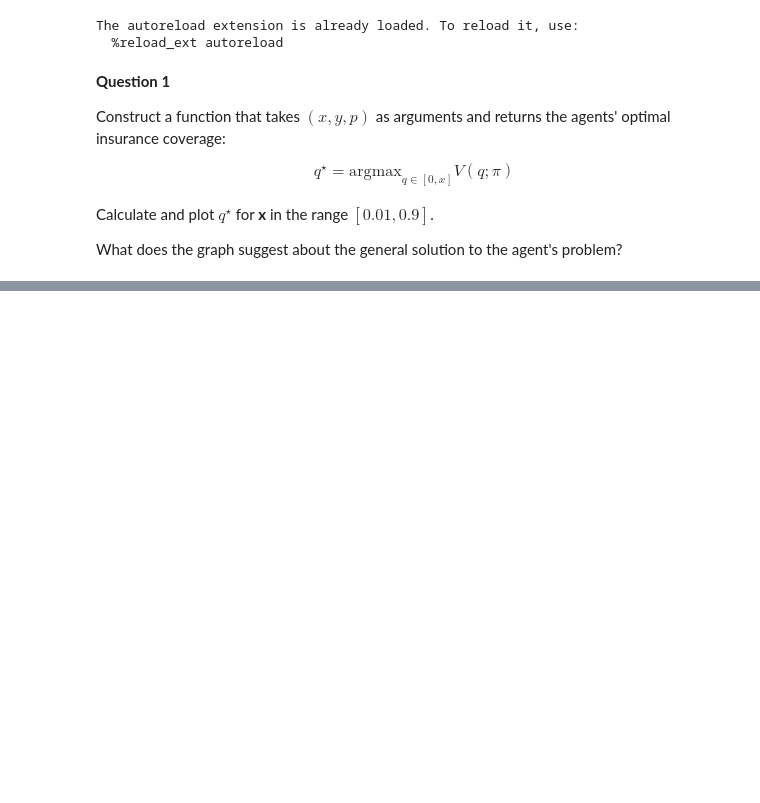
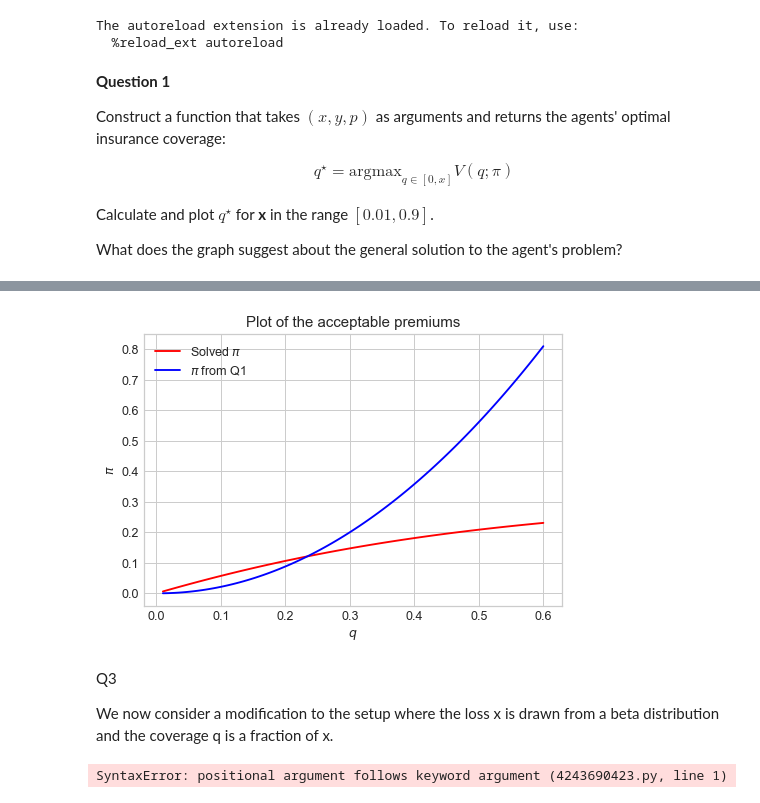
Before and after one commit to KamilPan/PS, a Jupyter notebook: Inaugural_KP/Inaugural_KP.ipynb, the cells around one changed output, grey strips where cells are left out. Drawn from its saved outputs; the diff is of its cells as text; code cells hidden in the pictures; blank space fills up the shorter version.

```diff
--- a/Inaugural_KP/Inaugural_KP.ipynb
+++ b/Inaugural_KP/Inaugural_KP.ipynb
@@ -116,0 +118,39 @@ TypeError: 'function' object is not subscriptable
+# %%
+x = 0.6
+pi_guess = 0.1
+
+# empty grid for q's
+qs = np.linspace(0.01, 0.6, N)
+
+# grid to put the pi's in
+pi_s = np.zeros(N)
+# %%
+def v_0(x,q,p,y):
+    return p*u(y-x,vartheta) + (1-p)*u(y,vartheta)
+# %%
+def V_opt(x,q,p,y,pi):
+    return (p*u(y-x+q-pi,vartheta) + (1-p)*u(y-pi,vartheta)) - v_0(x,q,p,y)
+# %%
+def opt_pi(x,q,p,y):
+    objective_pi = lambda pi: -V_opt(x,q,p,y,pi)
+    res_pi = optimize.root(objective_pi,pi_guess,method='hybr')
+    return res_pi.x
+
+# loop
+pi_s = [opt_pi(x,qs[i],p,y) for i in range(N)]
+# %%
+fig = plt.figure(dpi=90) # dpi = dots-per-inch (resolution)
+ax = fig.add_subplot(1,1,1)
+ax.plot(qs,pi_s,color='red',label='Solved $\pi$')
+ax.plot(qs,pi_1,color='blue',label='$\pi$ from Q1')
+ax.set_xlabel('$q$')
+ax.set_ylabel('$\pi$')
+ax.set_title('Plot of the acceptable premiums')
+ax.grid(True)
+ax.legend();
+# %% [output]
+[figure, added]
+# %% [markdown]
+Q3
+
+We now consider a modification to the setup where the loss x is drawn from a beta distribution and the coverage q is a fraction of x.
@@ -116,0 +174,4 @@ TypeError: 'function' object is not subscriptable
+# %%
+MC(gamma=0.9,pi=0.2,y,p,N))
+# %% [output]
+SyntaxError: positional argument follows keyword argument (4243690423.py, line 1)
```
Also changed, not shown: parts of 12 cells of this notebook.
